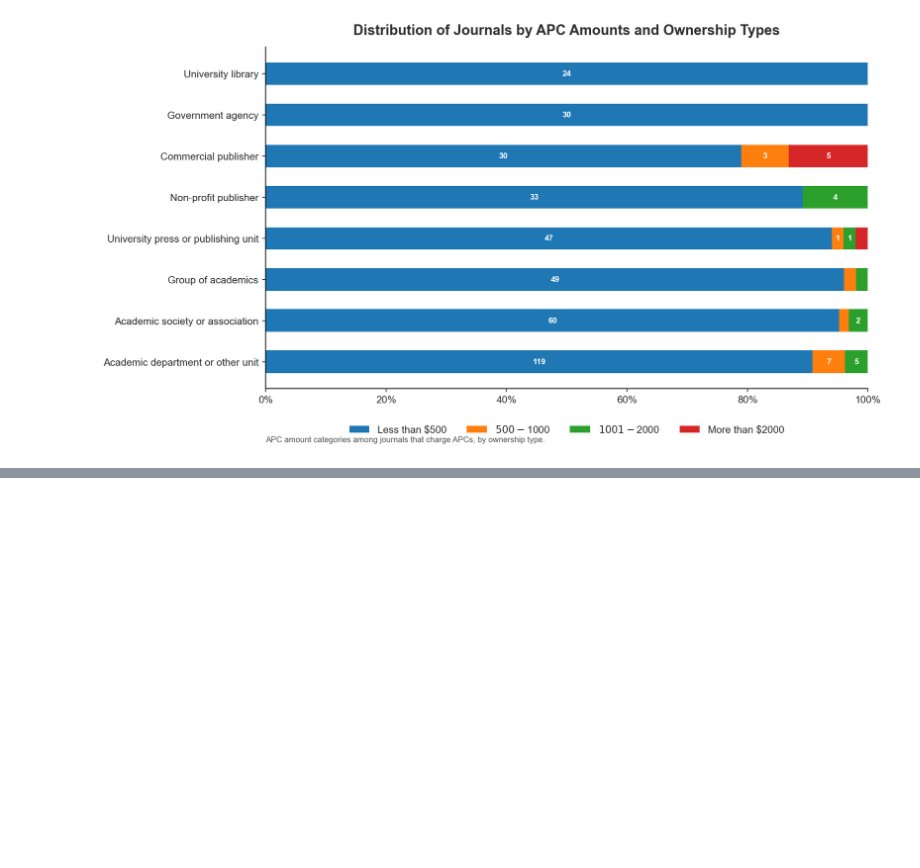
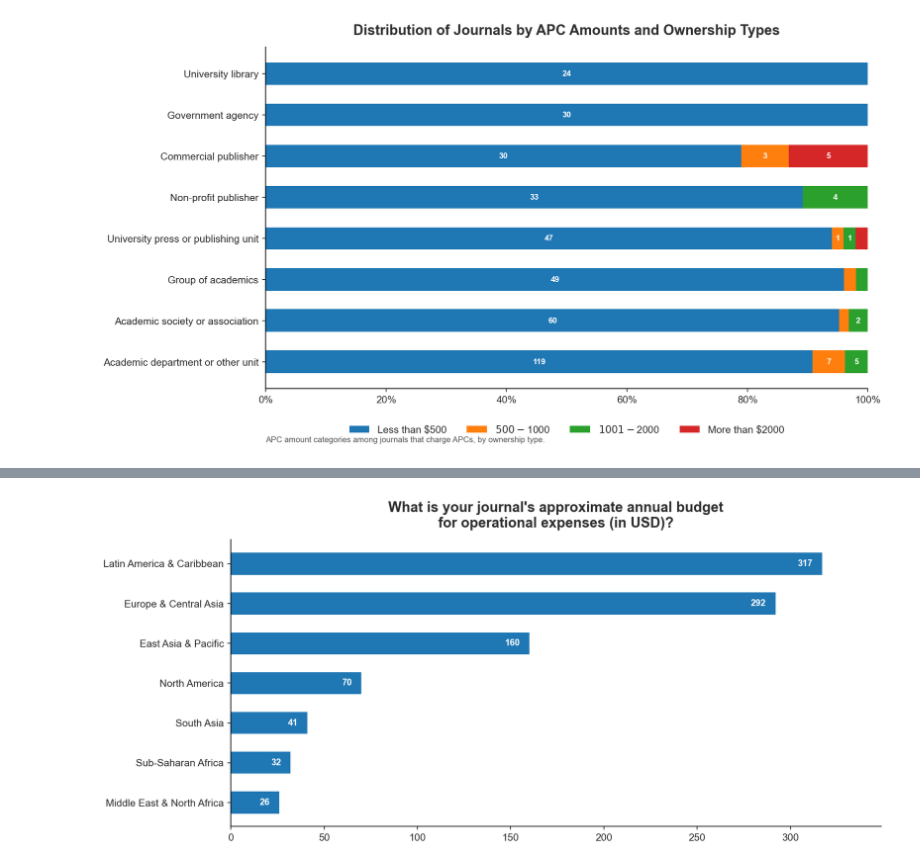
Before and after one commit to taniapoc/data-viz, a Jupyter notebook: side quest into beautiful graphs/graphs.ipynb, the cells around one changed output, grey strips where cells are left out. Cells and saved outputs as stored; diff of their text form; code cells hidden in the pictures; blank space fills up the shorter version.

```diff
--- a/side quest into beautiful graphs/graphs.ipynb
+++ b/side quest into beautiful graphs/graphs.ipynb
@@ -268,0 +364,30 @@ plt.show()
+# %%
+df_plot = df[['Grand Total']].sort_values('Grand Total', ascending=True)
+
+TITLE   = "What is your journal's approximate annual budget\nfor operational expenses (in USD)?"
+XLABEL  = ''
+YLABEL  = ''
+CAPTION = ''
+
+fig, ax = plt.subplots(figsize=(11, 5))
+
+bars = ax.barh(df_plot.index, df_plot['Grand Total'],
+               color=COLORS['primary'], height=0.55)
+
+# labels in bars
+for bar in bars:
+    w = bar.get_width()
+    ax.text(w - 5, bar.get_y() + bar.get_height() / 2,
+            str(int(w)), ha='right', va='center',
+            color='white', fontsize=9, fontweight='bold')
+
+ax.set_xlim(0, max(df_plot['Grand Total']) * 1.1)
+ax.set_title(TITLE)
+ax.set_xlabel(XLABEL)
+ax.set_ylabel(YLABEL)
+ax.xaxis.set_major_locator(plt.MultipleLocator(50))
+
+plt.tight_layout()
+plt.show()
+# %% [output]
+[figure, added]
```
Also changed, not shown: parts of 15 cells of this notebook.
